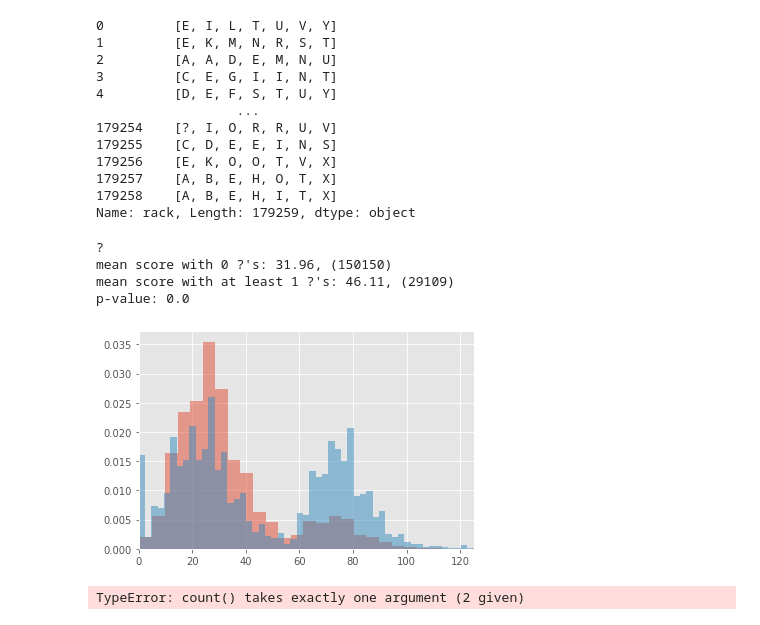
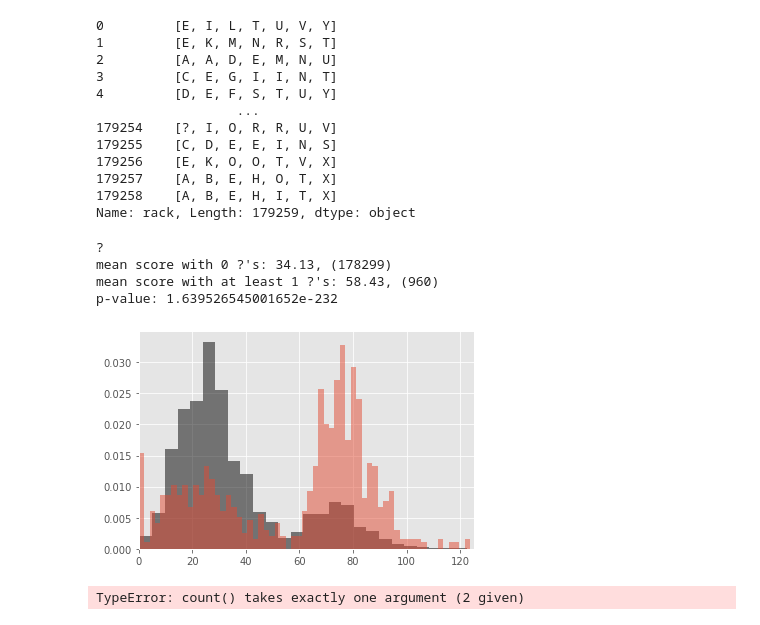
Before and after one commit to pkgalea/ScrabbleTileAnalyzer, a Jupyter notebook: DataExploration.ipynb, the cells around one changed output. Saved outputs shown, nothing was run; the diff lists cells and outputs as text; code cells hidden in the pictures.

```diff
--- a/DataExploration.ipynb
+++ b/DataExploration.ipynb
@@ -228,31 +231,31 @@ Name: rack, Length: 179259, dtype: object
 # %%
 fig, ax = plt.subplots()
 letters = ['?', 'B', 'C', 'D', 'E', 'F', 'G', 'H', 'I','J','K','L','M','N','O','P','Q','R','S','T','U','V','W','X','Y','Z','?']
 for l in letters:
     for i in range(0,1):
         print (l)
-        tdf = df_good_p2[df_good_p2.rack.apply(lambda x:x.count(l)==i)]
-        tdf2 = df_good_p2[df_good_p2.rack.apply(lambda x:x.count(l)!=i)]
+        tdf = df_good_p2[df_good_p2.rack.apply(lambda x:x.count(l)<2)]
+        tdf2 = df_good_p2[df_good_p2.rack.apply(lambda x:x.count(l)==2)]
 #        print(min(tdf["turn_score"]), max(tdf["turn_score"]))
         if (tdf.shape[0]):
             print("mean score with {:} {:}'s: {:}, ({:})".format(i, l, round(np.mean(tdf["turn_score"]), 2),
                                                        tdf.shape[0]))
             print("mean score with at least 1 {:}'s: {:}, ({:})".format( l, round(np.mean(tdf2["turn_score"]), 2),
                                                        tdf2.shape[0]))
             print("p-value: {:}".format(stats.ttest_ind(tdf.turn_score, tdf2.turn_score).pvalue))
 #            print(tdf["gamenum"], print(tdf["rack"]))
-        ax.hist(tdf["turn_score"], bins=100, density=True, alpha = .5)
+        ax.hist(tdf["turn_score"], bins=100, density=True, alpha = .5, color='black')
         ax.hist(tdf2["turn_score"], bins=100, density=True, alpha=.5)
         ax.set_xlim(left=0, right=125)
         print(" ")
     break;
     print(" ")
 # %% [output]
 ?
-mean score with 0 ?'s: 31.96, (150150)
-mean score with at least 1 ?'s: 46.11, (29109)
-p-value: 0.0
+mean score with 0 ?'s: 34.13, (178299)
+mean score with at least 1 ?'s: 58.43, (960)
+p-value: 1.639526545001652e-232
-[figure, old version]
+[figure, new version]
 # %%
 df_good_p2.rack[1].count
 # %% [output]
```
Also changed, not shown: parts of 7 cells of this notebook, 1 other file.
